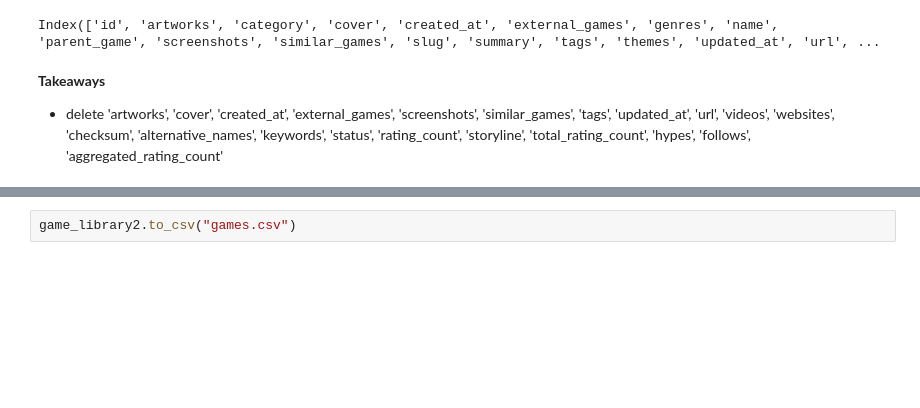
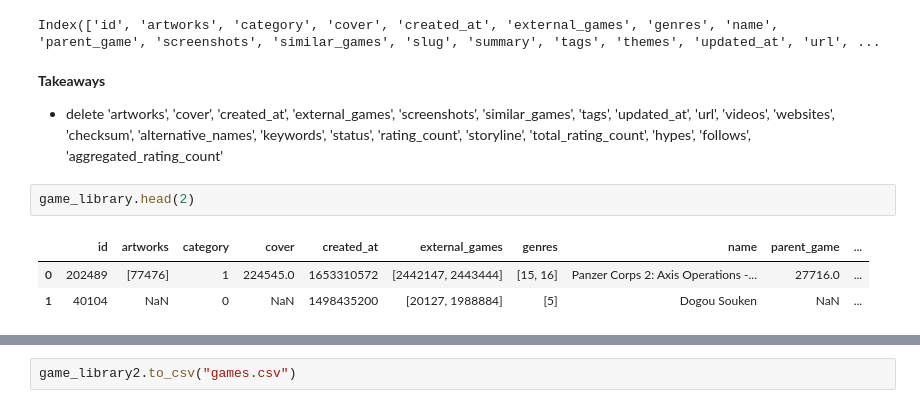
Before and after one commit to MrEnigmamgine/Videogame-Capstone_fork, a Jupyter notebook: jarrid_workbook.ipynb, the cells around one changed output, grey strips where cells are left out. Drawn from its saved outputs; the diff is of its cells as text; blank space fills up the shorter version.

```diff
--- a/jarrid_workbook.ipynb
+++ b/jarrid_workbook.ipynb
@@ -226,3 +246,9 @@ Index(['id', 'artworks', 'category', 'cover', 'created_at', 'external_games', 'g
 **Takeaways**
 
 - delete  'artworks',  'cover', 'created_at', 'external_games', 'screenshots', 'similar_games',  'tags', 'updated_at', 'url', 'videos', 'websites', 'checksum',  'alternative_names',  'keywords', 'status', 'rating_count', 'storyline', 'total_rating_count',  'hypes', 'follows', 'aggregated_rating_count'
+# %%
+game_library.head(2)
+# %% [output]
+|  | id | artworks | category | cover | created_at | external_games | genres | name | parent_game | ... |
+| 0 | 202489 | [77476] | 1 | 224545.0 | 1653310572 | [2442147, 2443444] | [15, 16] | Panzer Corps 2: Axis Operations -... | 27716.0 | ... |
+| 1 | 40104 | NaN | 0 | NaN | 1498435200 | [20127, 1988884] | [5] | Dogou Souken | NaN | ... |
```
Also changed, not shown: parts of 19 cells of this notebook.
